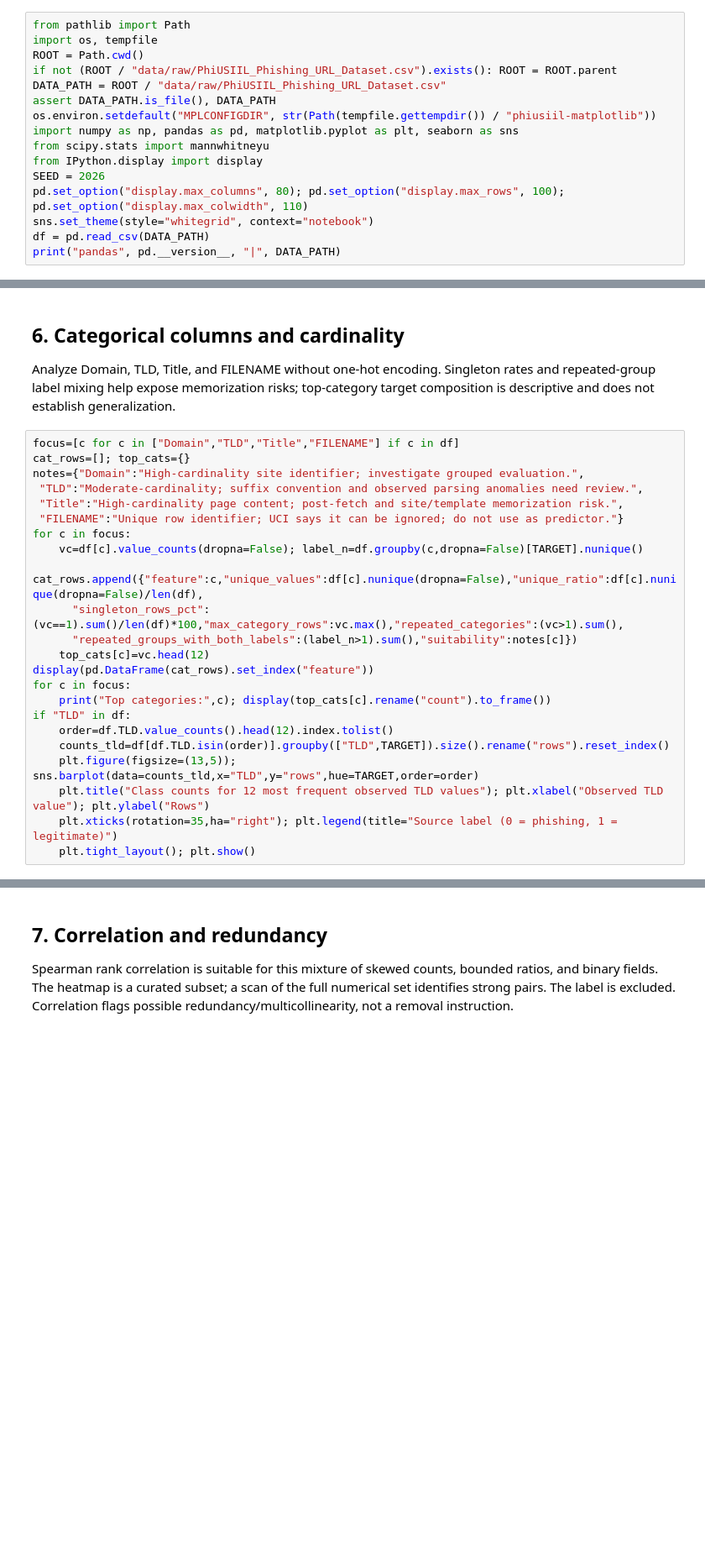
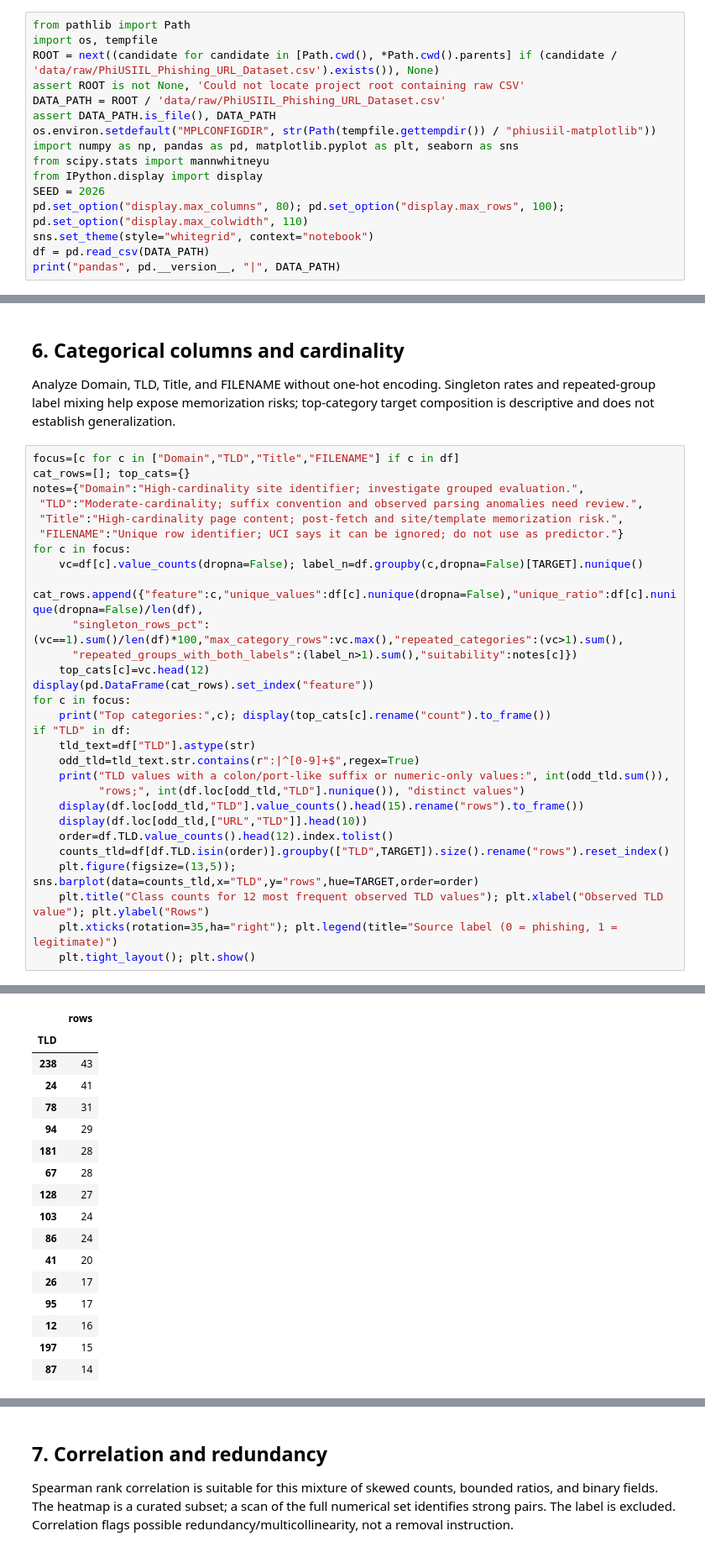
Before and after one commit to iyedben/intelligent-phishing-ti-ml, a Jupyter notebook: ml/notebooks/01_eda.ipynb, the cells around one changed output, grey strips where cells are left out. Shown at 84% size. Drawn from its saved outputs; the diff is of its cells as text; blank space fills up the shorter version.

Commit message:
feat: add PhiUSIIL exploratory data analysis

```diff
--- a/ml/notebooks/01_eda.ipynb
+++ b/ml/notebooks/01_eda.ipynb
@@ -9,9 +9,9 @@ Full-data summaries use all rows. Dense plots use an explicitly stratified, fixe
 # %%
 from pathlib import Path
 import os, tempfile
-ROOT = Path.cwd()
-if not (ROOT / "data/raw/PhiUSIIL_Phishing_URL_Dataset.csv").exists(): ROOT = ROOT.parent
-DATA_PATH = ROOT / "data/raw/PhiUSIIL_Phishing_URL_Dataset.csv"
+ROOT = next((candidate for candidate in [Path.cwd(), *Path.cwd().parents] if (candidate / 'data/raw/PhiUSIIL_Phishing_URL_Dataset.csv').exists()), None)
+assert ROOT is not None, 'Could not locate project root containing raw CSV'
+DATA_PATH = ROOT / 'data/raw/PhiUSIIL_Phishing_URL_Dataset.csv'
 assert DATA_PATH.is_file(), DATA_PATH
 os.environ.setdefault("MPLCONFIGDIR", str(Path(tempfile.gettempdir()) / "phiusiil-matplotlib"))
 import numpy as np, pandas as pd, matplotlib.pyplot as plt, seaborn as sns
@@ -308,6 +308,12 @@ display(pd.DataFrame(cat_rows).set_index("feature"))
 for c in focus:
     print("Top categories:",c); display(top_cats[c].rename("count").to_frame())
 if "TLD" in df:
+    tld_text=df["TLD"].astype(str)
+    odd_tld=tld_text.str.contains(r":|^[0-9]+$",regex=True)
+    print("TLD values with a colon/port-like suffix or numeric-only values:", int(odd_tld.sum()),
+          "rows;", int(df.loc[odd_tld,"TLD"].nunique()), "distinct values")
+    display(df.loc[odd_tld,"TLD"].value_counts().head(15).rename("rows").to_frame())
+    display(df.loc[odd_tld,["URL","TLD"]].head(10))
     order=df.TLD.value_counts().head(12).index.tolist()
     counts_tld=df[df.TLD.isin(order)].groupby(["TLD",TARGET]).size().rename("rows").reset_index()
     plt.figure(figsize=(13,5)); sns.barplot(data=counts_tld,x="TLD",y="rows",hue=TARGET,order=order)
@@ -383,0 +391,17 @@ Top categories: FILENAME
+|  | rows |
+| TLD |  |
+| 238 | 43 |
+| 24 | 41 |
+| 78 | 31 |
+| 94 | 29 |
+| 181 | 28 |
+| 67 | 28 |
+| 128 | 27 |
+| 103 | 24 |
+| 86 | 24 |
+| 41 | 20 |
+| 26 | 17 |
+| 95 | 17 |
+| 12 | 16 |
+| 197 | 15 |
+| 87 | 14 |
```
Also changed, not shown: parts of 1 cell of this notebook, 2 other files.
